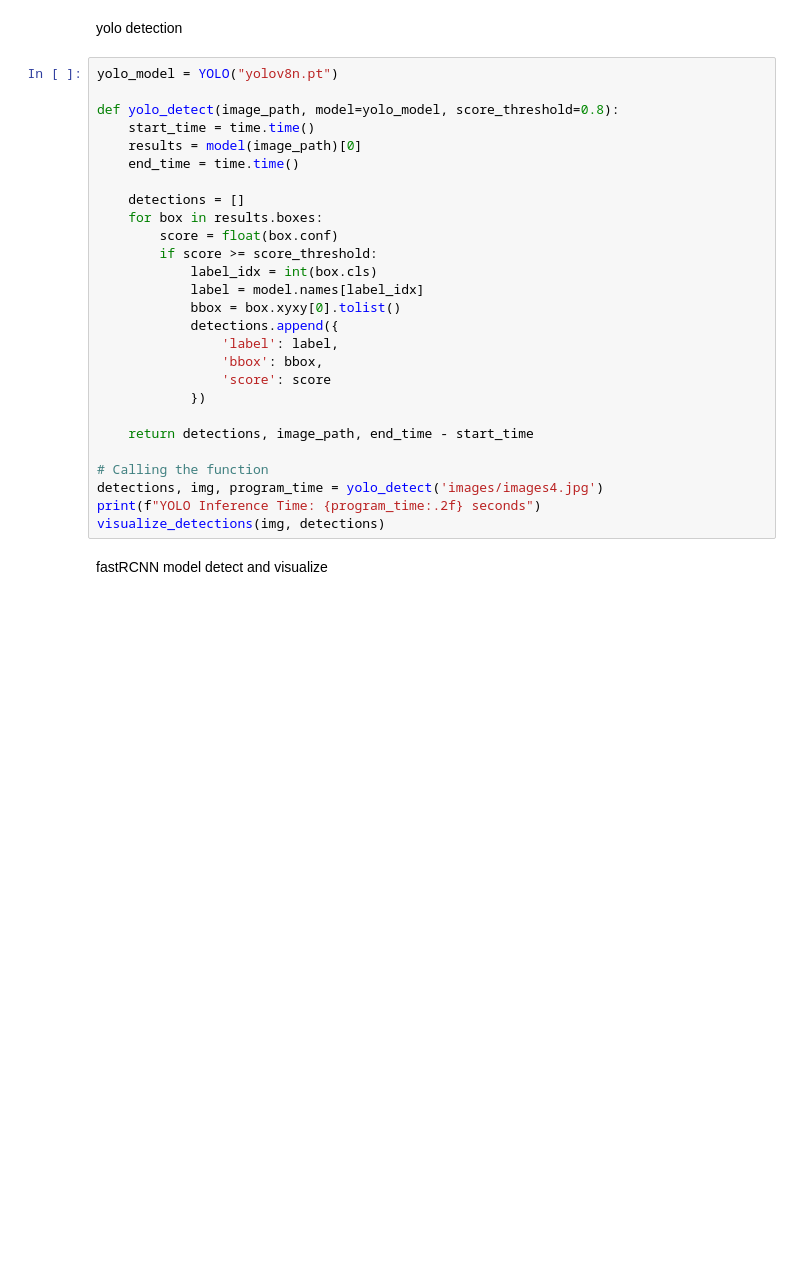
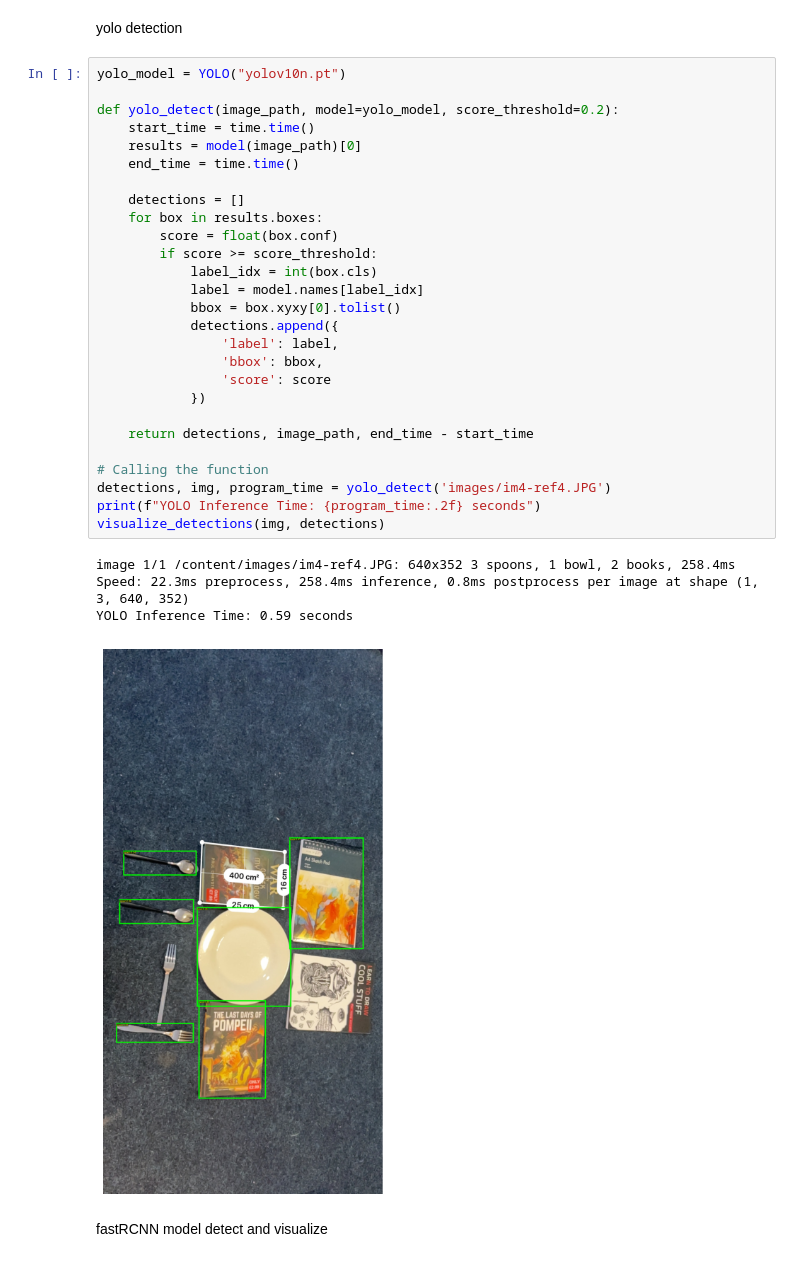
Before and after one commit to ocansey11/computer-vision, a Jupyter notebook: Final_Draft.ipynb, the cells around one changed output. Drawn from its saved outputs; the diff is of its cells as text; blank space fills up the shorter version.

```diff
--- a/Final_Draft.ipynb
+++ b/Final_Draft.ipynb
@@ -601,32 +764,37 @@ run_opencv_object_detection('images/images1.jpg');
 # %% [markdown]
 yolo detection
 # %%
-yolo_model = YOLO("yolov8n.pt")
+yolo_model = YOLO("yolov10n.pt")
 
-def yolo_detect(image_path, model=yolo_model, score_threshold=0.8):
+def yolo_detect(image_path, model=yolo_model, score_threshold=0.2):
     start_time = time.time()
     results = model(image_path)[0]
     end_time = time.time()
 
     detections = []
     for box in results.boxes:
         score = float(box.conf)
         if score >= score_threshold:
             label_idx = int(box.cls)
             label = model.names[label_idx]
             bbox = box.xyxy[0].tolist()
             detections.append({
                 'label': label,
                 'bbox': bbox,
                 'score': score
             })
 
     return detections, image_path, end_time - start_time
 
 # Calling the function
-detections, img, program_time = yolo_detect('images/images4.jpg')
+detections, img, program_time = yolo_detect('images/im4-ref4.JPG')
 print(f"YOLO Inference Time: {program_time:.2f} seconds")
 visualize_detections(img, detections)
+# %% [output]
+image 1/1 /content/images/im4-ref4.JPG: 640x352 3 spoons, 1 bowl, 2 books, 258.4ms
+Speed: 22.3ms preprocess, 258.4ms inference, 0.8ms postprocess per image at shape (1, 3, 640, 352)
+YOLO Inference Time: 0.59 seconds
+[figure, added]
 # %% [markdown]
 fastRCNN model detect and visualize
 # %%
```
Also changed, not shown: parts of 46 cells of this notebook.
